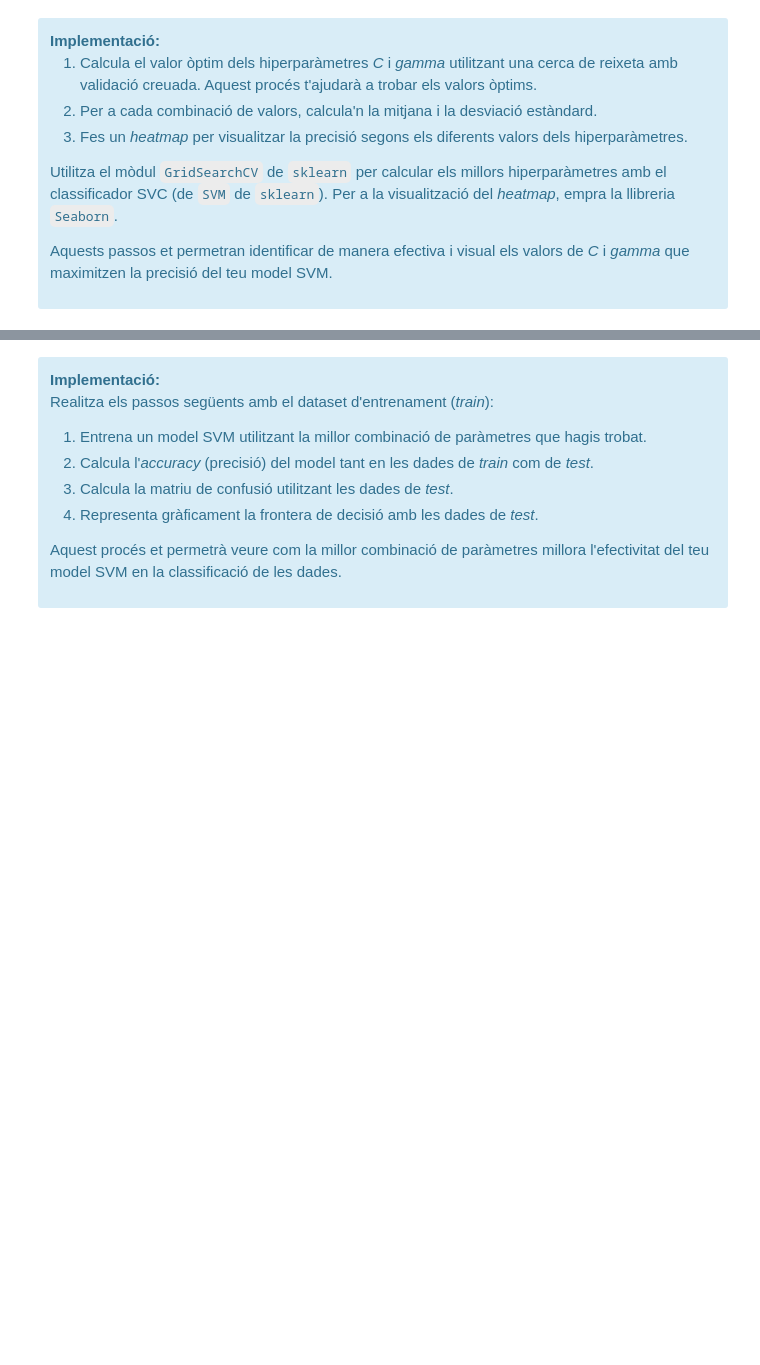
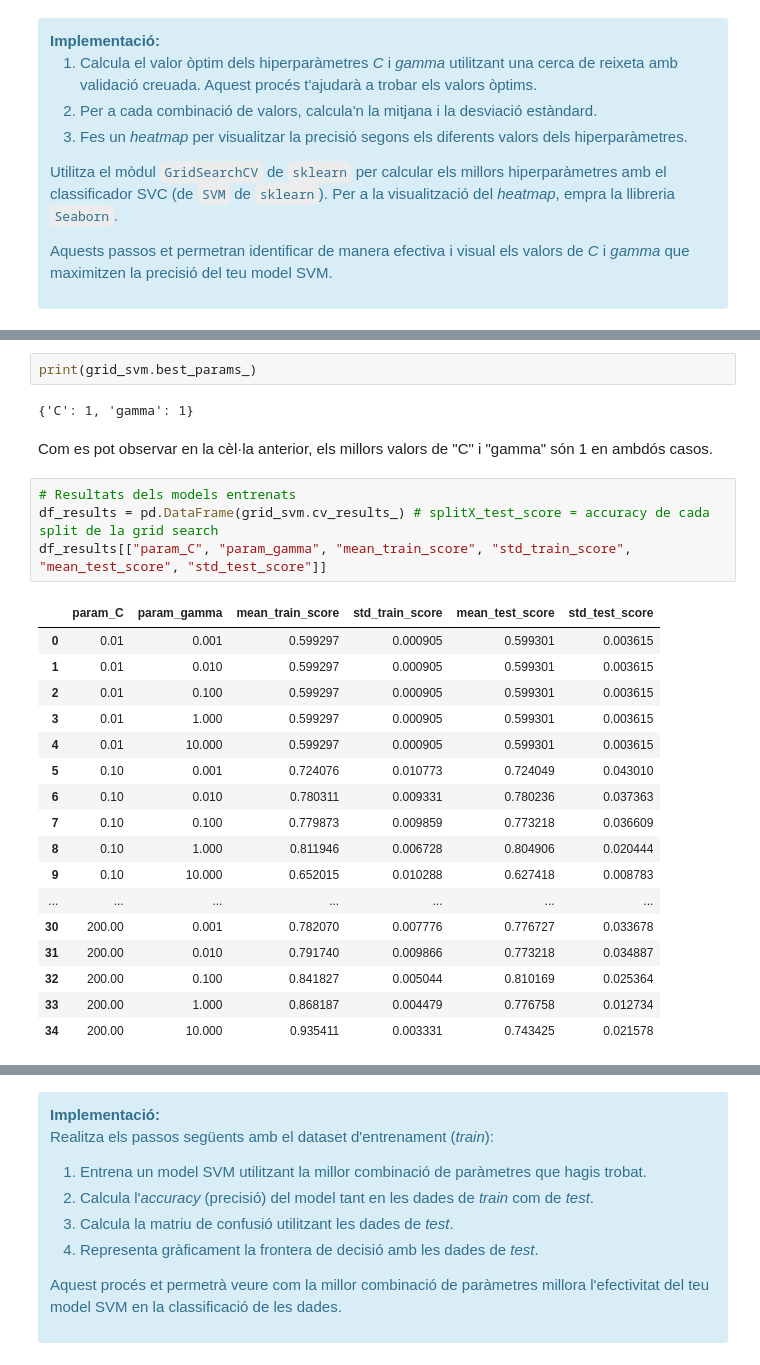
Before and after one commit to marc7666/PAC3-aprenentatge-automatic, a Jupyter notebook: M2.991_20242_PAC3-Enunciat-1.ipynb, the cells around one changed output, grey strips where cells are left out. Saved outputs shown, nothing was run; the diff lists cells and outputs as text; blank space fills up the shorter version.

```diff
--- a/M2.991_20242_PAC3-Enunciat-1.ipynb
+++ b/M2.991_20242_PAC3-Enunciat-1.ipynb
@@ -544,0 +556,28 @@ Aquests passos et permetran identificar de manera efectiva i visual els valors d
+# %%
+print(grid_svm.best_params_)
+# %% [output]
+{'C': 1, 'gamma': 1}
+# %% [markdown]
+Com es pot observar en la cèl·la anterior, els millors valors de "C" i "gamma" són 1 en ambdós casos.
+# %%
+# Resultats dels models entrenats
+df_results = pd.DataFrame(grid_svm.cv_results_) # splitX_test_score = accuracy de cada split de la grid search
+df_results[["param_C", "param_gamma", "mean_train_score", "std_train_score", "mean_test_score", "std_test_score"]]
+# %% [output]
+|  | param_C | param_gamma | mean_train_score | std_train_score | mean_test_score | std_test_score |
+| 0 | 0.01 | 0.001 | 0.599297 | 0.000905 | 0.599301 | 0.003615 |
+| 1 | 0.01 | 0.010 | 0.599297 | 0.000905 | 0.599301 | 0.003615 |
+| 2 | 0.01 | 0.100 | 0.599297 | 0.000905 | 0.599301 | 0.003615 |
+| 3 | 0.01 | 1.000 | 0.599297 | 0.000905 | 0.599301 | 0.003615 |
+| 4 | 0.01 | 10.000 | 0.599297 | 0.000905 | 0.599301 | 0.003615 |
+| 5 | 0.10 | 0.001 | 0.724076 | 0.010773 | 0.724049 | 0.043010 |
+| 6 | 0.10 | 0.010 | 0.780311 | 0.009331 | 0.780236 | 0.037363 |
+| 7 | 0.10 | 0.100 | 0.779873 | 0.009859 | 0.773218 | 0.036609 |
+| 8 | 0.10 | 1.000 | 0.811946 | 0.006728 | 0.804906 | 0.020444 |
+| 9 | 0.10 | 10.000 | 0.652015 | 0.010288 | 0.627418 | 0.008783 |
+| ... | ... | ... | ... | ... | ... | ... |
+| 30 | 200.00 | 0.001 | 0.782070 | 0.007776 | 0.776727 | 0.033678 |
+| 31 | 200.00 | 0.010 | 0.791740 | 0.009866 | 0.773218 | 0.034887 |
+| 32 | 200.00 | 0.100 | 0.841827 | 0.005044 | 0.810169 | 0.025364 |
+| 33 | 200.00 | 1.000 | 0.868187 | 0.004479 | 0.776758 | 0.012734 |
+| 34 | 200.00 | 10.000 | 0.935411 | 0.003331 | 0.743425 | 0.021578 |
```
Also changed, not shown: parts of 11 cells of this notebook.
